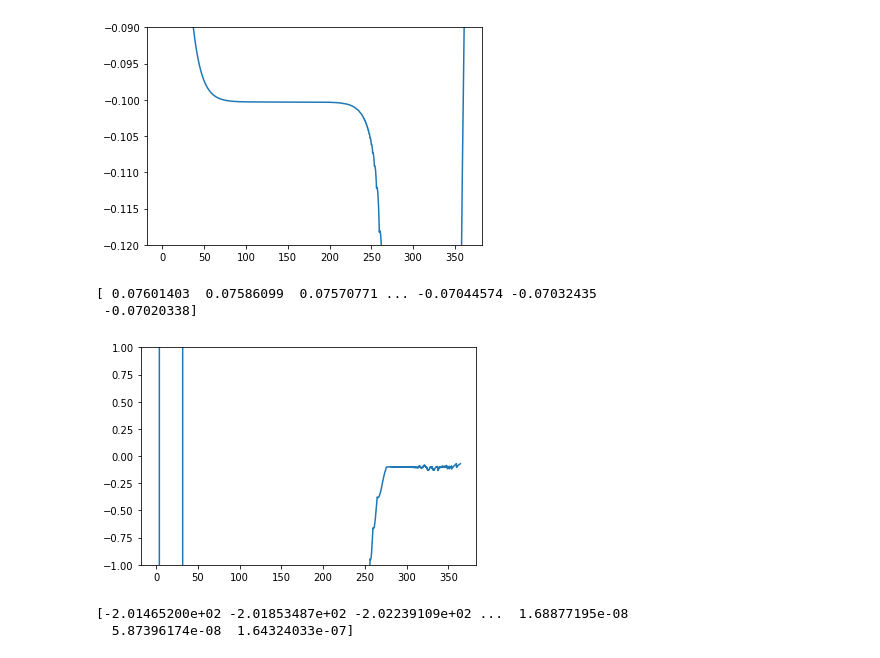
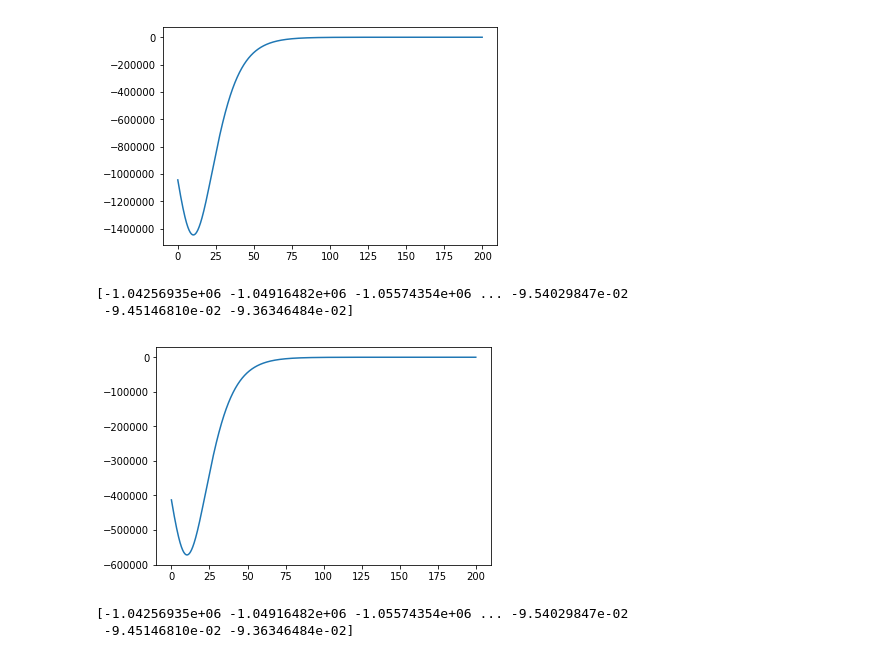
Before and after one commit to bpiotrzkowski/Double-Null-Code, a Jupyter notebook: All Function Checker.ipynb, the cells around one changed output. Cells and saved outputs as stored; diff of their text form; code cells hidden in the pictures.

```diff
--- a/All Function Checker.ipynb
+++ b/All Function Checker.ipynb
@@ -191,27 +199,27 @@ print(dsignpv2)
 # %%
-massnp2=massnp[0,-100]+10**(-100)*np.random.random(Nv)
+massnp2=massnp[0,-1]+10**(-19)*np.random.random(Nv)
 
-dsignpv2=2*((massnp2*rnp[0]-Q**2-1/3*Lambda*rnp[0]**4)/(rnp[0]**3-2*massnp2*rnp[0]**2+Q**2*rnp[0]-Lambda/3*rnp[0]**5))*drnpv[0]
+dsignpv2=2*((massnp2*rnp[0,-1]-Q**2-1/3*Lambda*rnp[0,-1]**4)/(rnp[0,-1]**3-2*massnp2*rnp[0,-1]**2+Q**2*rnp[0,-1]-Lambda/3*rnp[0,-1]**5))*drnpv[0]
 plt.plot(vrange,dsignpv2)
-plt.ylim(-.12,-.09)
+#plt.ylim(-.12,-.09)
 plt.show()
 print(dsignpv2)
 # %% [output]
-[figure, old version]
+[figure, new version]
-[ 0.07601403  0.07586099  0.07570771 ... -0.07044574 -0.07032435
- -0.07020338]
+[-1.04256935e+06 -1.04916482e+06 -1.05574354e+06 ... -9.54029847e-02
+ -9.45146810e-02 -9.36346484e-02]
 # %%
-rnp2=rnp[0,-100]+10**(-40)*np.random.random(Nv)
+rnp2=rnp[0,-100]+10**(-15)*np.random.random(Nv)
 
-dsignpv3=2*((massnp[0]*rnp2-Q**2-1/3*Lambda*rnp2**4)/(rnp2**3-2*massnp[0]*rnp2**2+Q**2*rnp2-Lambda/3*rnp2**5))*drnpv[0]
+dsignpv3=2*((massnp[0,-100]*rnp2-Q**2-1/3*Lambda*rnp2**4)/(rnp2**3-2*massnp[0,-100]*rnp2**2+Q**2*rnp2-Lambda/3*rnp2**5))*drnpv[0]
 plt.plot(vrange,dsignpv3)
-plt.ylim(-1,1)
+#plt.ylim(-1,1)
 plt.show()
 print(dsignpv2)
 # %% [output]
-[figure, old version]
+[figure, new version]
-[-2.01465200e+02 -2.01853487e+02 -2.02239109e+02 ...  1.68877195e-08
-  5.87396174e-08  1.64324033e-07]
+[-1.04256935e+06 -1.04916482e+06 -1.05574354e+06 ... -9.54029847e-02
+ -9.45146810e-02 -9.36346484e-02]
 # %%
 plt.plot(vrange,np.abs(dphinpv[0]))
 #plt.plot(vrange,dphinpv[0])
```
Also changed, not shown: parts of 13 cells of this notebook.
